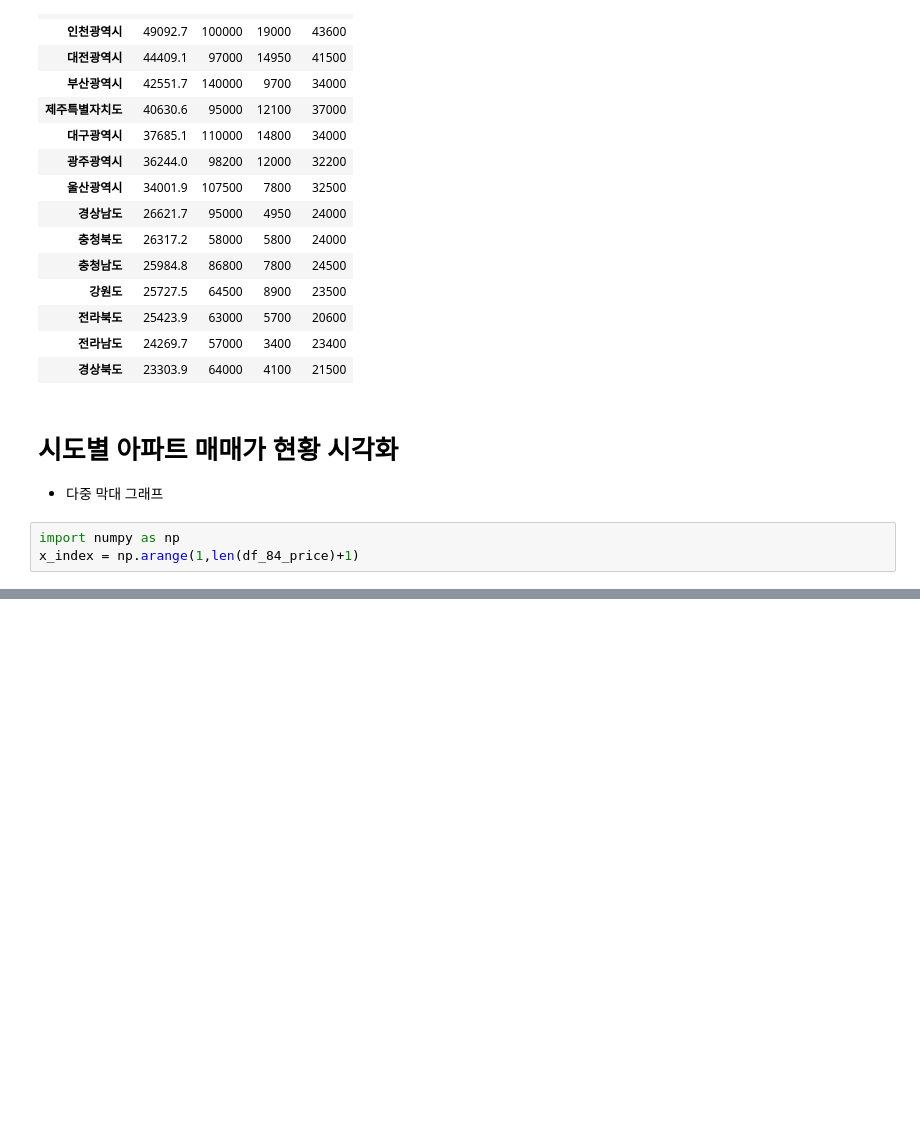
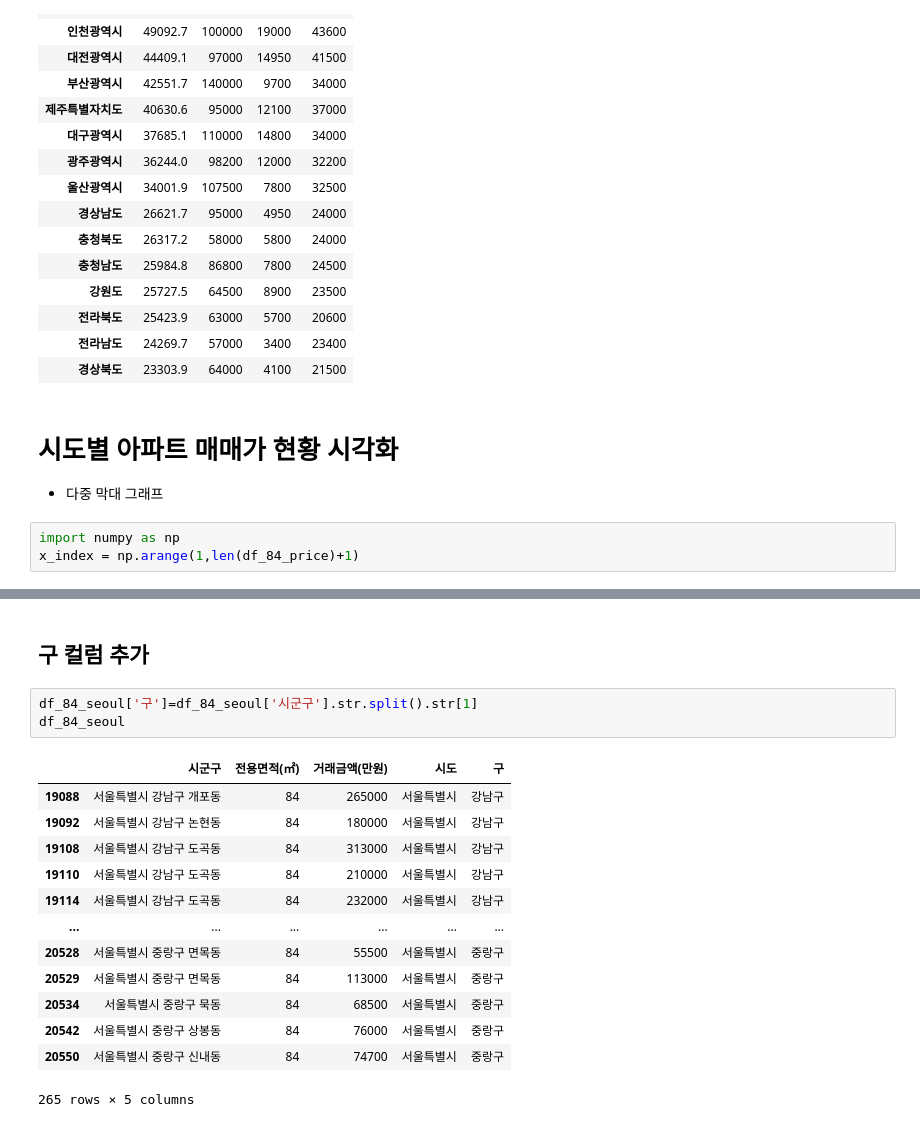
Before and after one commit to limetree-indigo/python-visualization, a Jupyter notebook: 13 아파트 실거래가 시각화/13 아파트 실거래가 데이터 수집.ipynb, the cells around one changed output, grey strips where cells are left out. Saved outputs shown, nothing was run; the diff lists cells and outputs as text; blank space fills up the shorter version.

```diff
--- a/13 아파트 실거래가 시각화/13 아파트 실거래가 데이터 수집.ipynb
+++ b/13 아파트 실거래가 시각화/13 아파트 실거래가 데이터 수집.ipynb
@@ -290,0 +311,19 @@ plt.show()
+# %% [markdown]
+## 구 컬럼 추가
+# %%
+df_84_seoul['구']=df_84_seoul['시군구'].str.split().str[1]
+df_84_seoul
+# %% [output]
+|  | 시군구 | 전용면적(㎡) | 거래금액(만원) | 시도 | 구 |
+| 19088 | 서울특별시 강남구 개포동 | 84 | 265000 | 서울특별시 | 강남구 |
+| 19092 | 서울특별시 강남구 논현동 | 84 | 180000 | 서울특별시 | 강남구 |
+| 19108 | 서울특별시 강남구 도곡동 | 84 | 313000 | 서울특별시 | 강남구 |
+| 19110 | 서울특별시 강남구 도곡동 | 84 | 210000 | 서울특별시 | 강남구 |
+| 19114 | 서울특별시 강남구 도곡동 | 84 | 232000 | 서울특별시 | 강남구 |
+| ... | ... | ... | ... | ... | ... |
+| 20528 | 서울특별시 중랑구 면목동 | 84 | 55500 | 서울특별시 | 중랑구 |
+| 20529 | 서울특별시 중랑구 면목동 | 84 | 113000 | 서울특별시 | 중랑구 |
+| 20534 | 서울특별시 중랑구 묵동 | 84 | 68500 | 서울특별시 | 중랑구 |
+| 20542 | 서울특별시 중랑구 상봉동 | 84 | 76000 | 서울특별시 | 중랑구 |
+| 20550 | 서울특별시 중랑구 신내동 | 84 | 74700 | 서울특별시 | 중랑구 |
+265 rows × 5 columns
```
Also changed, not shown: parts of 10 cells of this notebook.
